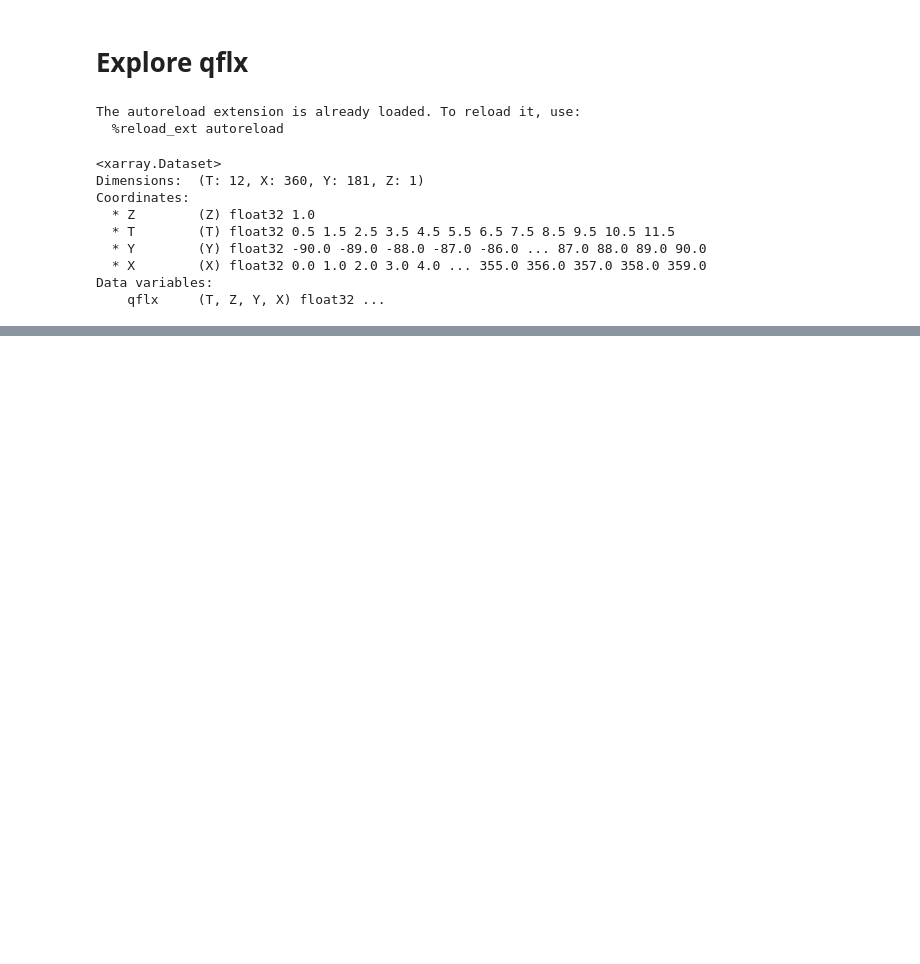
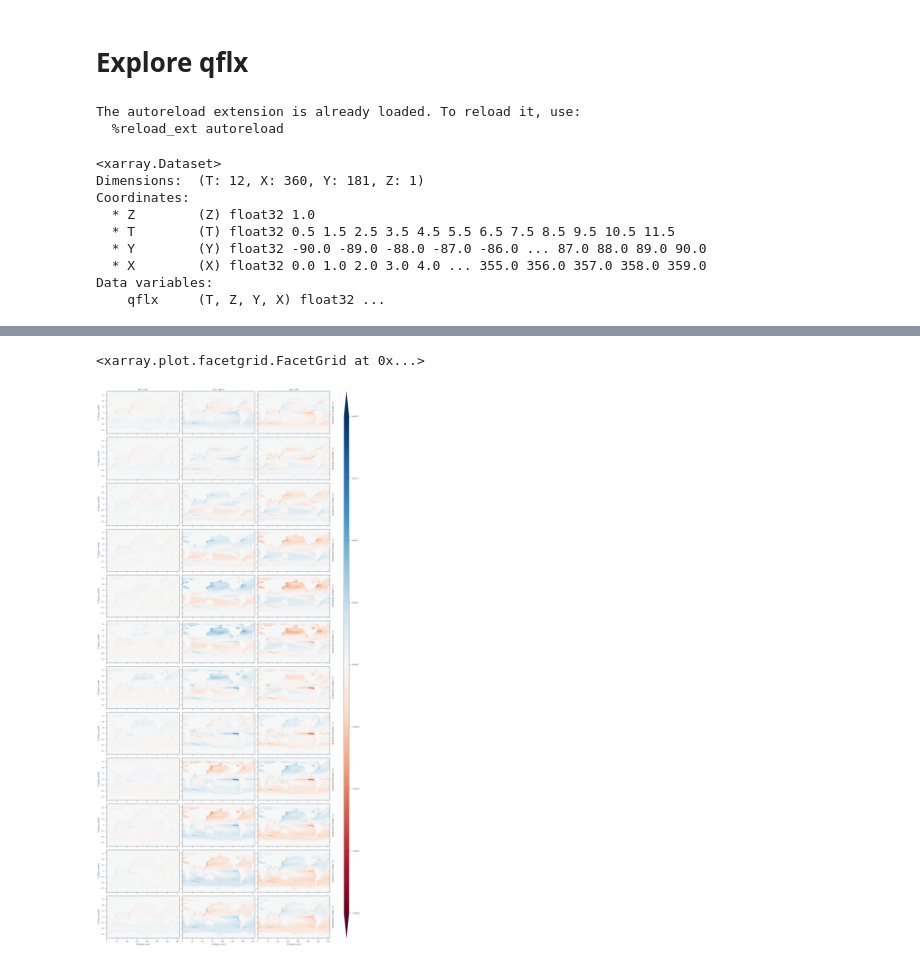
Before and after one commit to sdat2/seager19, a Jupyter notebook: notebooks/exploratory/qflx-exp.ipynb, the cells around one changed output, grey strips where cells are left out. Saved outputs shown, nothing was run; the diff lists cells and outputs as text; code cells hidden in the pictures; blank space fills up the shorter version.

Commit message:
ext: adding better qflx plots

```diff
--- a/notebooks/exploratory/qflx-exp.ipynb
+++ b/notebooks/exploratory/qflx-exp.ipynb
@@ -68,0 +45,4 @@ for t in range(12):
+# %%
+da = xr.concat([qflx.isel(Z=0), qflx_0.isel(Z=0), diff.isel(Z=0)], dim="flux")
+da = da.assign_coords(coords={"flux": ["qflx", "qflx-0", "diff"]}).isel(variable=0).drop(labels="Z")
+print(da)
@@ -68,0 +67,5 @@ for t in range(12):
+# %%
+da.plot(col="flux", row="T", vmin=vmin, vmax=vmax, cmap="RdBu", aspect=2, cbar_kwargs={"shrink": 1, "aspect": 100})
+# %% [output]
+<xarray.plot.facetgrid.FacetGrid at 0x...>
+[figure, added]
```
Also changed, not shown: parts of 9 cells of this notebook, 1 other file.
